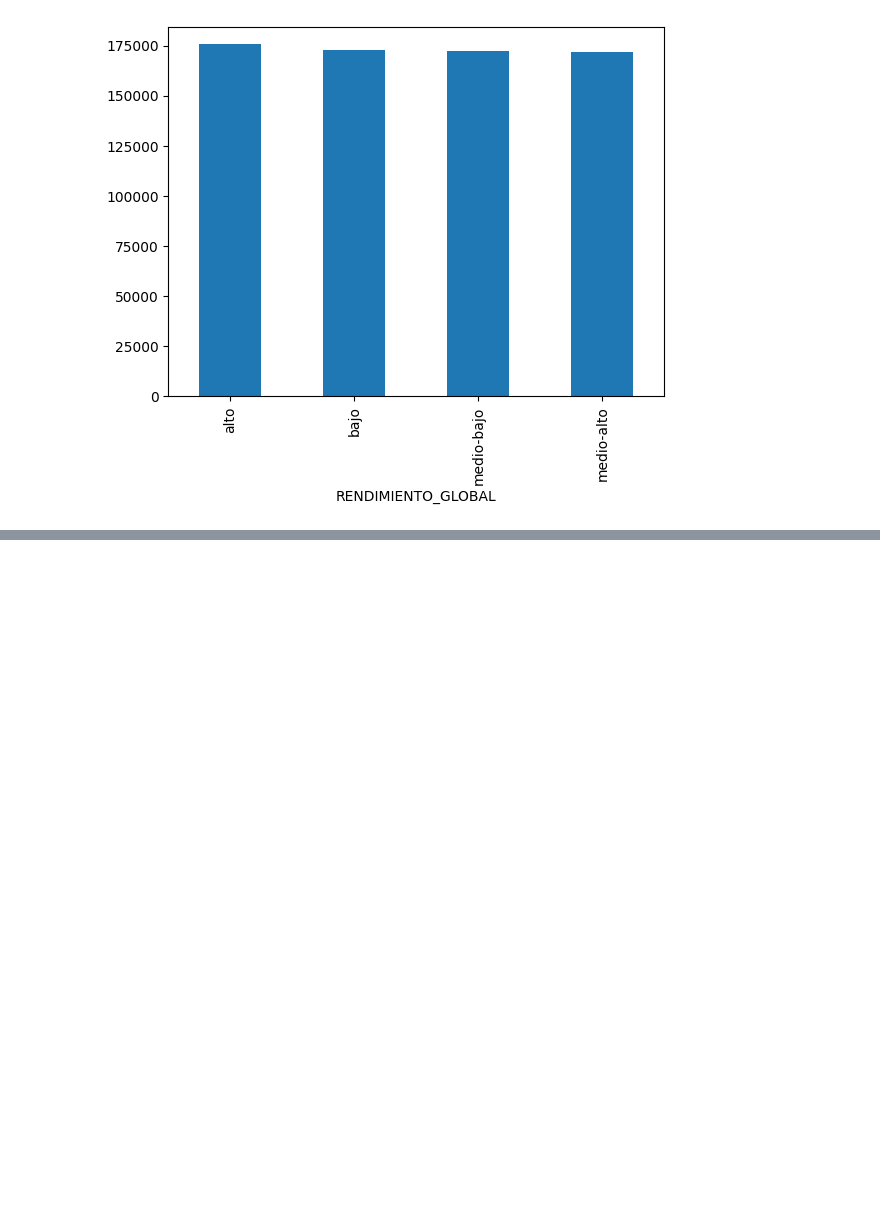
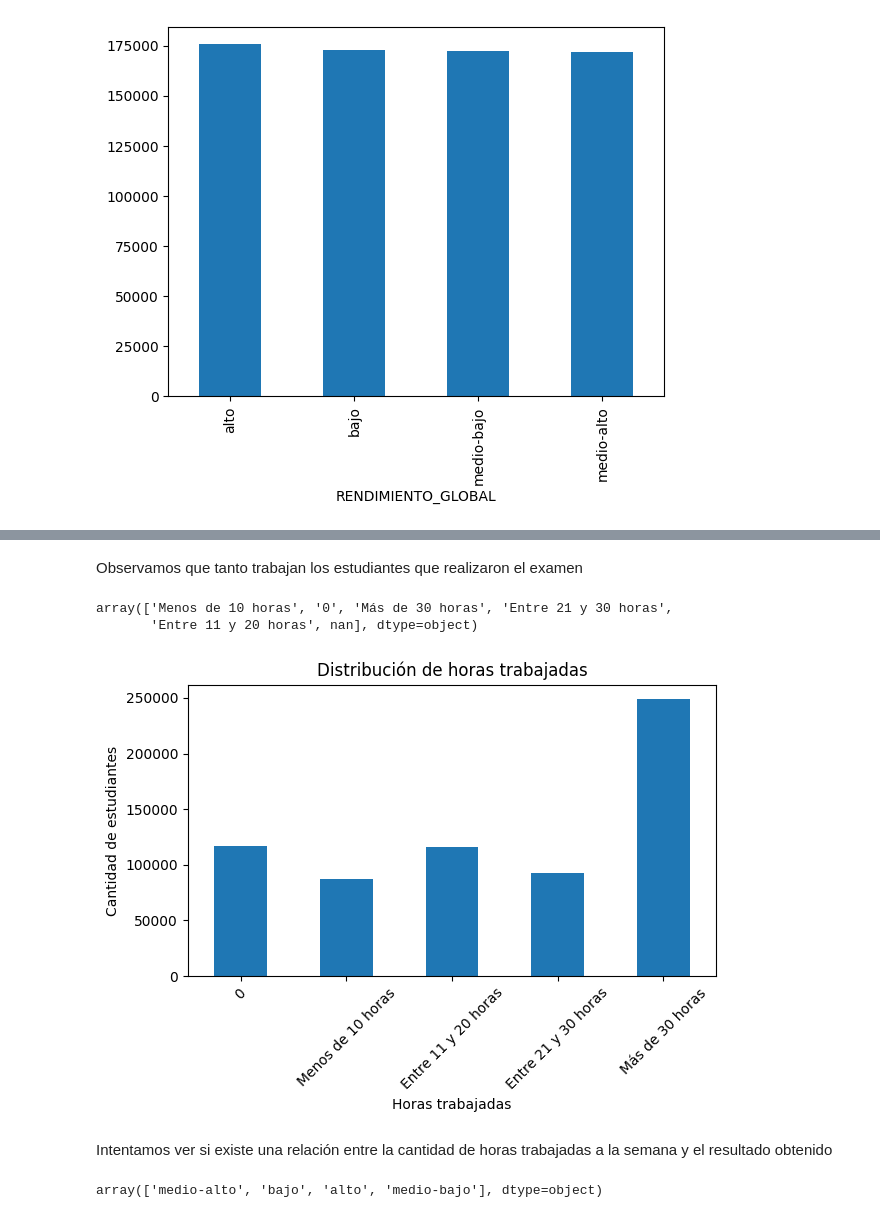
Before and after one commit to Cristian-Carvajal/PruebasSaberPro20251, a Jupyter notebook: 01_exploración.ipynb, the cells around one changed output, grey strips where cells are left out. Drawn from its saved outputs; the diff is of its cells as text; code cells hidden in the pictures; blank space fills up the shorter version.

Commit message:
Entrega 1

```diff
--- a/01_exploración.ipynb
+++ b/01_exploración.ipynb
@@ -136,0 +151,26 @@ df.RENDIMIENTO_GLOBAL.value_counts().plot(kind='bar')
+# %% [markdown]
+Observamos que tanto trabajan los estudiantes que realizaron el examen
+# %%
+df['ESTU_HORASSEMANATRABAJA'].unique()
+# %% [output]
+array(['Menos de 10 horas', '0', 'Más de 30 horas', 'Entre 21 y 30 horas',
+       'Entre 11 y 20 horas', nan], dtype=object)
+# %%
+conteo = df['ESTU_HORASSEMANATRABAJA'].value_counts()
+orden = ["0", "Menos de 10 horas", "Entre 11 y 20 horas", "Entre 21 y 30 horas", "Más de 30 horas"]
+conteo = conteo.loc[orden]
+conteo.plot(kind='bar')
+plt.title('Distribución de horas trabajadas')
+plt.ylabel('Cantidad de estudiantes')
+plt.xlabel('Horas trabajadas')
+plt.xticks(rotation=45)
+plt.tight_layout()
+plt.show()
+# %% [output]
+[figure, added]
+# %% [markdown]
+Intentamos ver si existe una relación entre la cantidad de horas trabajadas a la semana y el resultado obtenido
+# %%
+df['RENDIMIENTO_GLOBAL'].unique()
+# %% [output]
+array(['medio-alto', 'bajo', 'alto', 'medio-bajo'], dtype=object)
```
Also changed, not shown: parts of 5 cells of this notebook.
